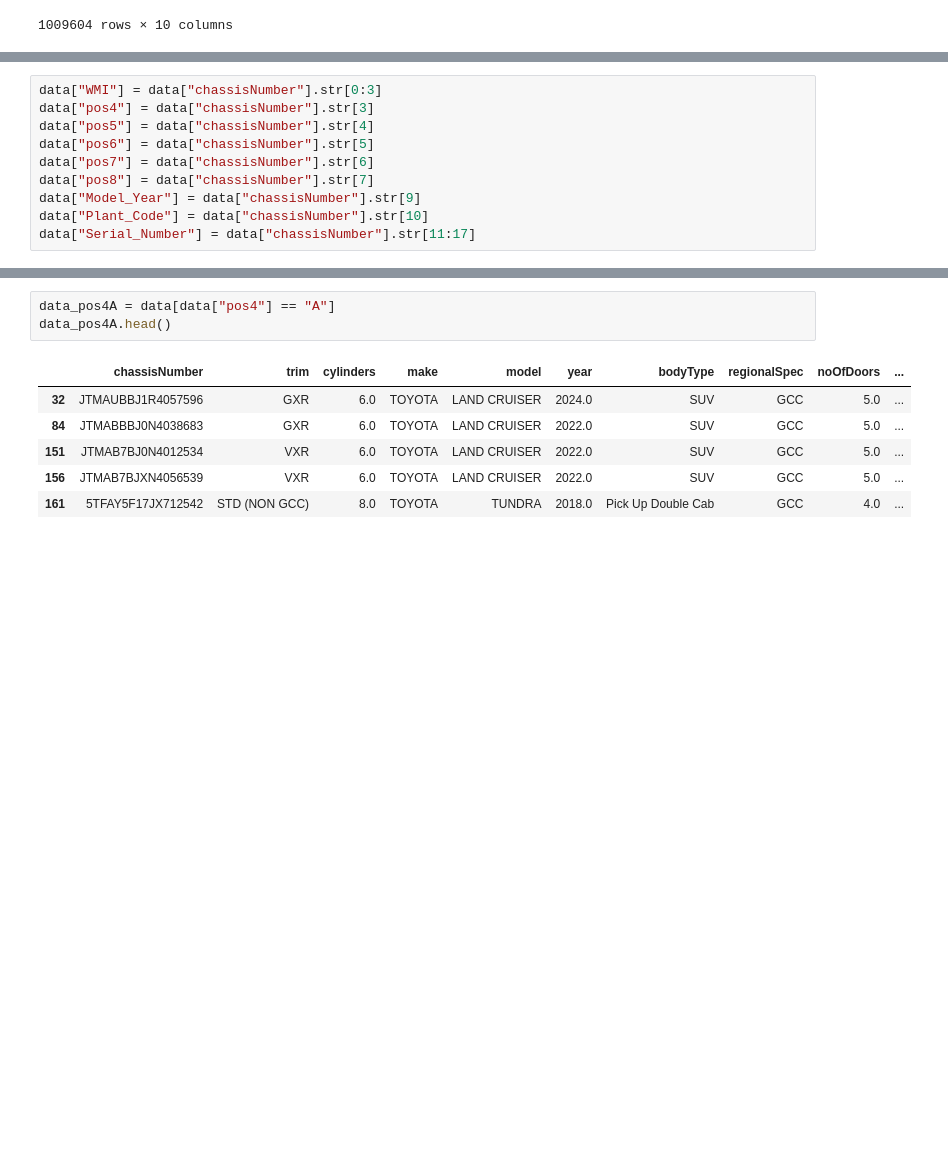
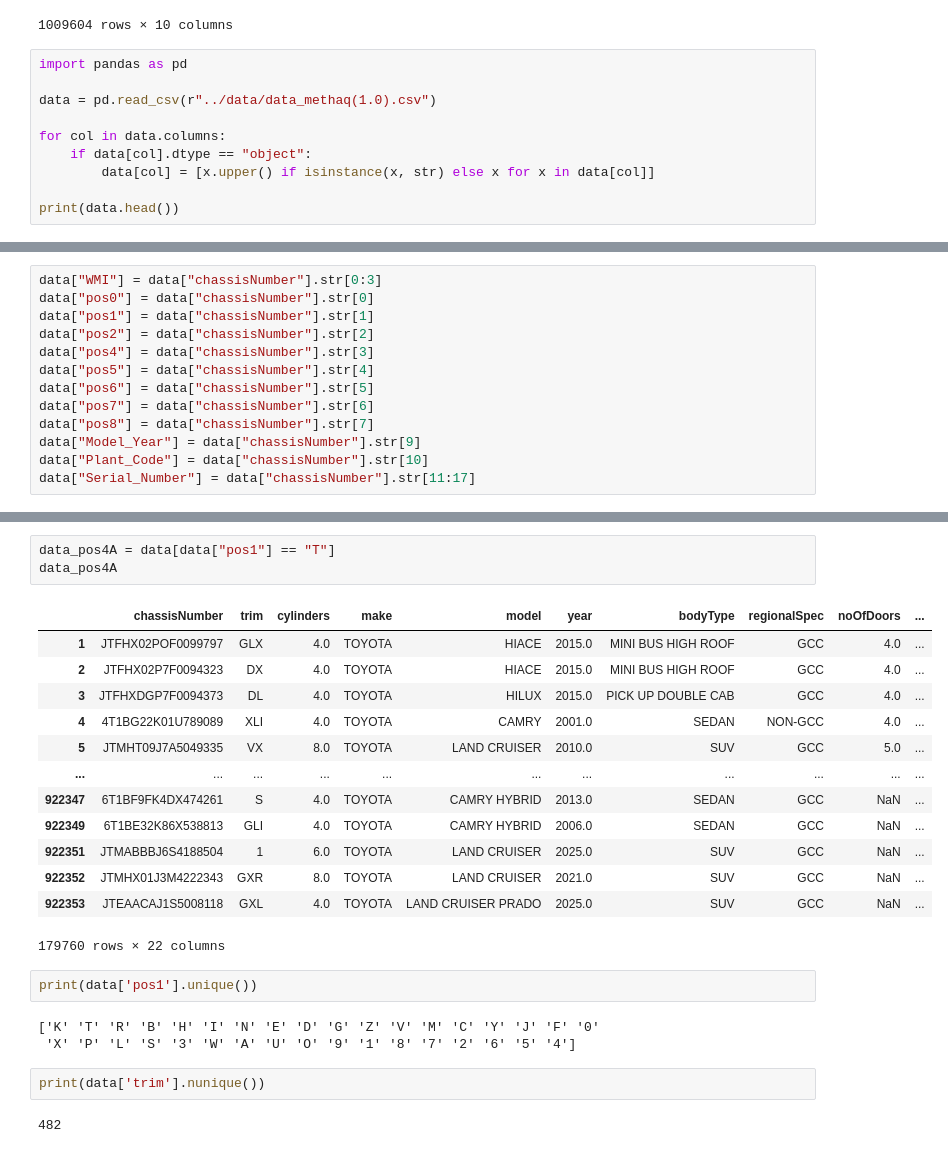
Before and after one commit to ManavKatrodiyaOpash/vin-sphere-python, a Jupyter notebook: Car_wise_analysis/toyota.ipynb, the cells around one changed output, grey strips where cells are left out. Saved outputs shown, nothing was run; the diff lists cells and outputs as text; blank space fills up the shorter version.

Commit message:
feat: add Toyota vehicle analysis Jupyter notebook for data preprocessing and exploration

```diff
--- a/Car_wise_analysis/toyota.ipynb
+++ b/Car_wise_analysis/toyota.ipynb
@@ -17,3 +18,13 @@ data
 | 1009602 | LX6TK334XS2510023 | NaN | NaN | CHANGHUA | CH150T-34 | 2025.0 | Motorcycle | GCC | NaN | ... |
 | 1009603 | MI76734700 | GL | 4.0 | MANITOU | MTX1740SLT | 2015.0 | HEAVY EQUIPMENT | GCC | NaN | ... |
 1009604 rows × 10 columns
+# %%
+import pandas as pd
+
+data = pd.read_csv(r"../data/data_methaq(1.0).csv")
+
+for col in data.columns:
+    if data[col].dtype == "object":
+        data[col] = [x.upper() if isinstance(x, str) else x for x in data[col]]
+
+print(data.head())
@@ -37,5 +62,8 @@ data
 # %%
 data["WMI"] = data["chassisNumber"].str[0:3]
+data["pos0"] = data["chassisNumber"].str[0]
+data["pos1"] = data["chassisNumber"].str[1]
+data["pos2"] = data["chassisNumber"].str[2]
 data["pos4"] = data["chassisNumber"].str[3]
 data["pos5"] = data["chassisNumber"].str[4]
 data["pos6"] = data["chassisNumber"].str[5]
@@ -81,10 +91,26 @@ data
 # %%
-data_pos4A = data[data["pos4"] == "A"]
-data_pos4A.head()
+data_pos4A = data[data["pos1"] == "T"]
+data_pos4A
 # %% [output]
 |  | chassisNumber | trim | cylinders | make | model | year | bodyType | regionalSpec | noOfDoors | ... |
-| 32 | JTMAUBBJ1R4057596 | GXR | 6.0 | TOYOTA | LAND CRUISER | 2024.0 | SUV | GCC | 5.0 | ... |
-| 84 | JTMABBBJ0N4038683 | GXR | 6.0 | TOYOTA | LAND CRUISER | 2022.0 | SUV | GCC | 5.0 | ... |
-| 151 | JTMAB7BJ0N4012534 | VXR | 6.0 | TOYOTA | LAND CRUISER | 2022.0 | SUV | GCC | 5.0 | ... |
-| 156 | JTMAB7BJXN4056539 | VXR | 6.0 | TOYOTA | LAND CRUISER | 2022.0 | SUV | GCC | 5.0 | ... |
-| 161 | 5TFAY5F17JX712542 | STD (NON GCC) | 8.0 | TOYOTA | TUNDRA | 2018.0 | Pick Up Double Cab | GCC | 4.0 | ... |
+| 1 | JTFHX02POF0099797 | GLX | 4.0 | TOYOTA | HIACE | 2015.0 | MINI BUS HIGH ROOF | GCC | 4.0 | ... |
+| 2 | JTFHX02P7F0094323 | DX | 4.0 | TOYOTA | HIACE | 2015.0 | MINI BUS HIGH ROOF | GCC | 4.0 | ... |
+| 3 | JTFHXDGP7F0094373 | DL | 4.0 | TOYOTA | HILUX | 2015.0 | PICK UP DOUBLE CAB | GCC | 4.0 | ... |
+| 4 | 4T1BG22K01U789089 | XLI | 4.0 | TOYOTA | CAMRY | 2001.0 | SEDAN | NON-GCC | 4.0 | ... |
+| 5 | JTMHT09J7A5049335 | VX | 8.0 | TOYOTA | LAND CRUISER | 2010.0 | SUV | GCC | 5.0 | ... |
+| ... | ... | ... | ... | ... | ... | ... | ... | ... | ... | ... |
+| 922347 | 6T1BF9FK4DX474261 | S | 4.0 | TOYOTA | CAMRY HYBRID | 2013.0 | SEDAN | GCC | NaN | ... |
+| 922349 | 6T1BE32K86X538813 | GLI | 4.0 | TOYOTA | CAMRY HYBRID | 2006.0 | SEDAN | GCC | NaN | ... |
+| 922351 | JTMABBBJ6S4188504 | 1 | 6.0 | TOYOTA | LAND CRUISER | 2025.0 | SUV | GCC | NaN | ... |
+| 922352 | JTMHX01J3M4222343 | GXR | 8.0 | TOYOTA | LAND CRUISER | 2021.0 | SUV | GCC | NaN | ... |
+| 922353 | JTEAACAJ1S5008118 | GXL | 4.0 | TOYOTA | LAND CRUISER PRADO | 2025.0 | SUV | GCC | NaN | ... |
+179760 rows × 22 columns
+# %%
+print(data['pos1'].unique())
+# %% [output]
+['K' 'T' 'R' 'B' 'H' 'I' 'N' 'E' 'D' 'G' 'Z' 'V' 'M' 'C' 'Y' 'J' 'F' '0'
+ 'X' 'P' 'L' 'S' '3' 'W' 'A' 'U' 'O' '9' '1' '8' '7' '2' '6' '5' '4']
+# %%
+print(data['trim'].nunique())
+# %% [output]
+482
```
Also changed, not shown: parts of 11 cells of this notebook.
